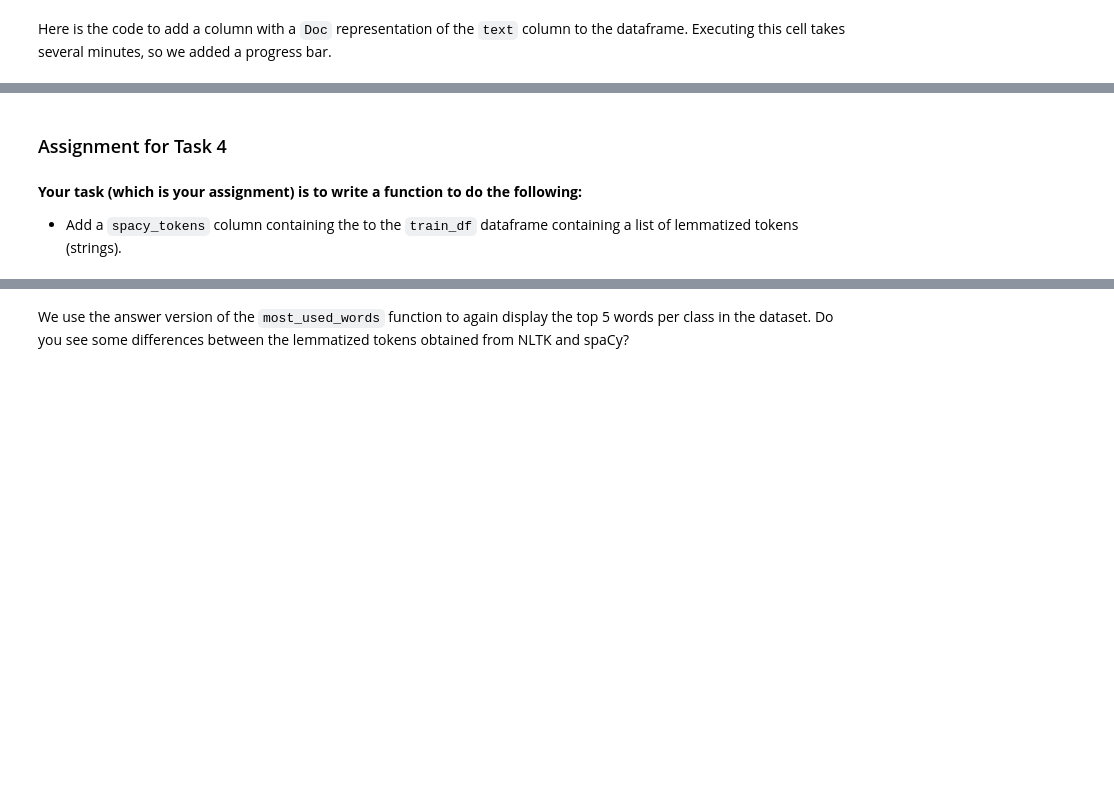
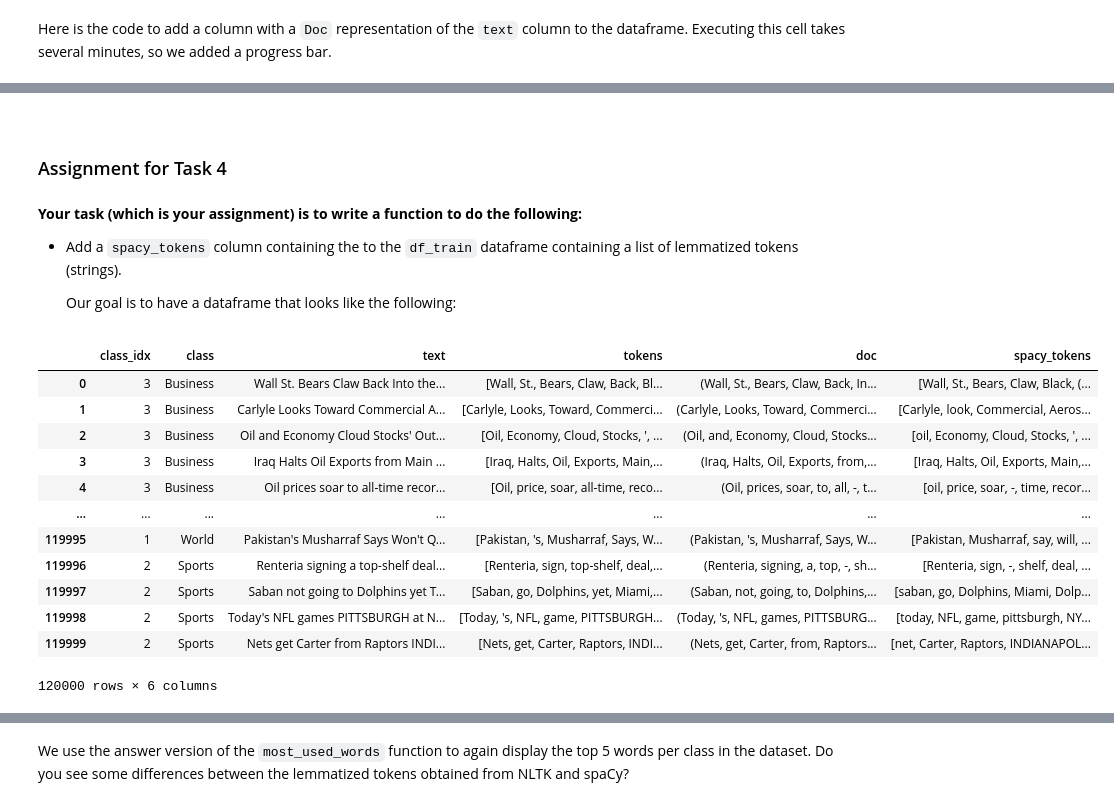
Before and after one commit to MultiX-Amsterdam/data-science-book-uva-2023, a Jupyter notebook: _build/html/_sources/docs/modules/text-data-module/tutorial-text-data.ipynb, the cells around one changed output, grey strips where cells are left out. Saved outputs shown, nothing was run; the diff lists cells and outputs as text; code cells hidden in the pictures; blank space fills up the shorter version.

```diff
--- a/_build/html/_sources/docs/modules/text-data-module/tutorial-text-data.ipynb
+++ b/_build/html/_sources/docs/modules/text-data-module/tutorial-text-data.ipynb
@@ -549,6 +752,27 @@ train_df = add_spacy(train_df)
+# %% [markdown]
+<a name="a4"></a>
 # %% [markdown]
 ### Assignment for Task 4
 # %% [markdown]
 **Your task (which is your assignment) is to write a function to do the following:**
-- Add a `spacy_tokens` column containing the to the `train_df` dataframe containing a list of lemmatized tokens (strings).
+- Add a `spacy_tokens` column containing the to the `df_train` dataframe containing a list of lemmatized tokens (strings).
+
+    Our goal is to have a dataframe that looks like the following:
+# %%
+answer_df = answer_spacy_tokens(df_train)
+display(answer_df)
+# %% [output]
+|  | class_idx | class | text | tokens | doc | spacy_tokens |
+| 0 | 3 | Business | Wall St. Bears Claw Back Into the... | [Wall, St., Bears, Claw, Back, Bl... | (Wall, St., Bears, Claw, Back, In... | [Wall, St., Bears, Claw, Black, (... |
+| 1 | 3 | Business | Carlyle Looks Toward Commercial A... | [Carlyle, Looks, Toward, Commerci... | (Carlyle, Looks, Toward, Commerci... | [Carlyle, look, Commercial, Aeros... |
+| 2 | 3 | Business | Oil and Economy Cloud Stocks' Out... | [Oil, Economy, Cloud, Stocks, ', ... | (Oil, and, Economy, Cloud, Stocks... | [oil, Economy, Cloud, Stocks, ', ... |
+| 3 | 3 | Business | Iraq Halts Oil Exports from Main ... | [Iraq, Halts, Oil, Exports, Main,... | (Iraq, Halts, Oil, Exports, from,... | [Iraq, Halts, Oil, Exports, Main,... |
+| 4 | 3 | Business | Oil prices soar to all-time recor... | [Oil, price, soar, all-time, reco... | (Oil, prices, soar, to, all, -, t... | [oil, price, soar, -, time, recor... |
+| ... | ... | ... | ... | ... | ... | ... |
+| 119995 | 1 | World | Pakistan's Musharraf Says Won't Q... | [Pakistan, 's, Musharraf, Says, W... | (Pakistan, 's, Musharraf, Says, W... | [Pakistan, Musharraf, say, will, ... |
+| 119996 | 2 | Sports | Renteria signing a top-shelf deal... | [Renteria, sign, top-shelf, deal,... | (Renteria, signing, a, top, -, sh... | [Renteria, sign, -, shelf, deal, ... |
+| 119997 | 2 | Sports | Saban not going to Dolphins yet T... | [Saban, go, Dolphins, yet, Miami,... | (Saban, not, going, to, Dolphins,... | [saban, go, Dolphins, Miami, Dolp... |
+| 119998 | 2 | Sports | Today's NFL games PITTSBURGH at N... | [Today, 's, NFL, game, PITTSBURGH... | (Today, 's, NFL, games, PITTSBURG... | [today, NFL, game, pittsburgh, NY... |
+| 119999 | 2 | Sports | Nets get Carter from Raptors INDI... | [Nets, get, Carter, Raptors, INDI... | (Nets, get, Carter, from, Raptors... | [net, Carter, Raptors, INDIANAPOL... |
+120000 rows × 6 columns
 # %%
```
Also changed, not shown: parts of 88 cells of this notebook, 58 other files.
